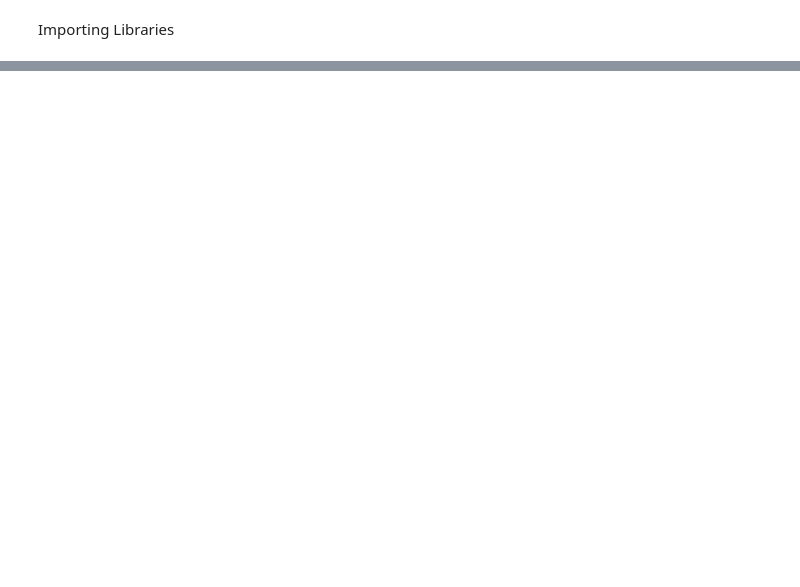
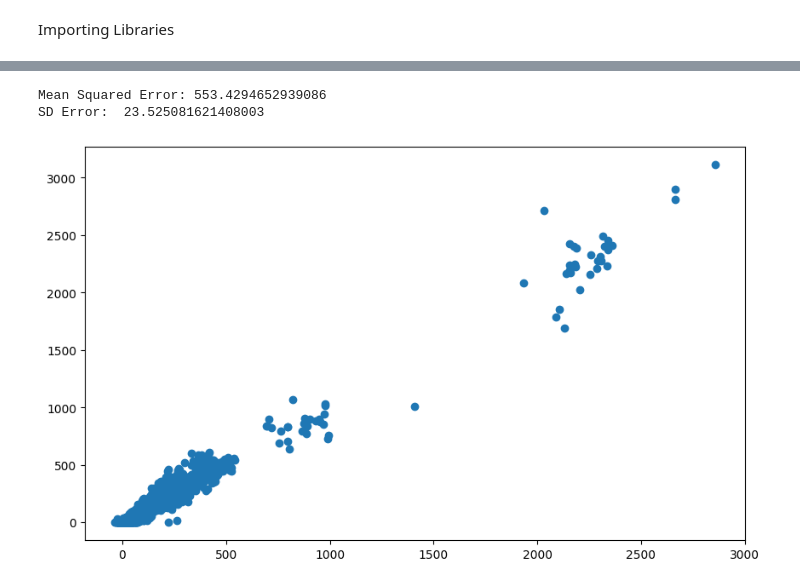
Before and after one commit to Hawkety77/RwandaCarbonEmissions, a Jupyter notebook: main.ipynb, the cells around one changed output, grey strips where cells are left out. Saved outputs shown, nothing was run; the diff lists cells and outputs as text; code cells hidden in the pictures; blank space fills up the shorter version.

```diff
--- a/main.ipynb
+++ b/main.ipynb
@@ -38,0 +78,18 @@ df_3 = (df
+# %%
+x_train, x_test, y_train, y_test = train_test_split(df.drop(columns = ['date', 'emission', 'ID_LAT_LON_YEAR_WEEK']), df.emission, test_size = .2)
+
+model = XGBRegressor()
+model.fit(x_train, y_train)
+y_pred = model.predict(x_test)
+# %%
+mse = mean_squared_error(y_test, y_pred)
+print("Mean Squared Error:", mse)
+print('SD Error: ', np.sqrt(mse))
+
+plt.figure(figsize = (10, 6))
+plt.scatter(y_pred, y_test)
+plt.show()
+# %% [output]
+Mean Squared Error: 553.4294652939086
+SD Error:  23.525081621408003
+[figure, added]
```
Also changed, not shown: parts of 7 cells of this notebook.
